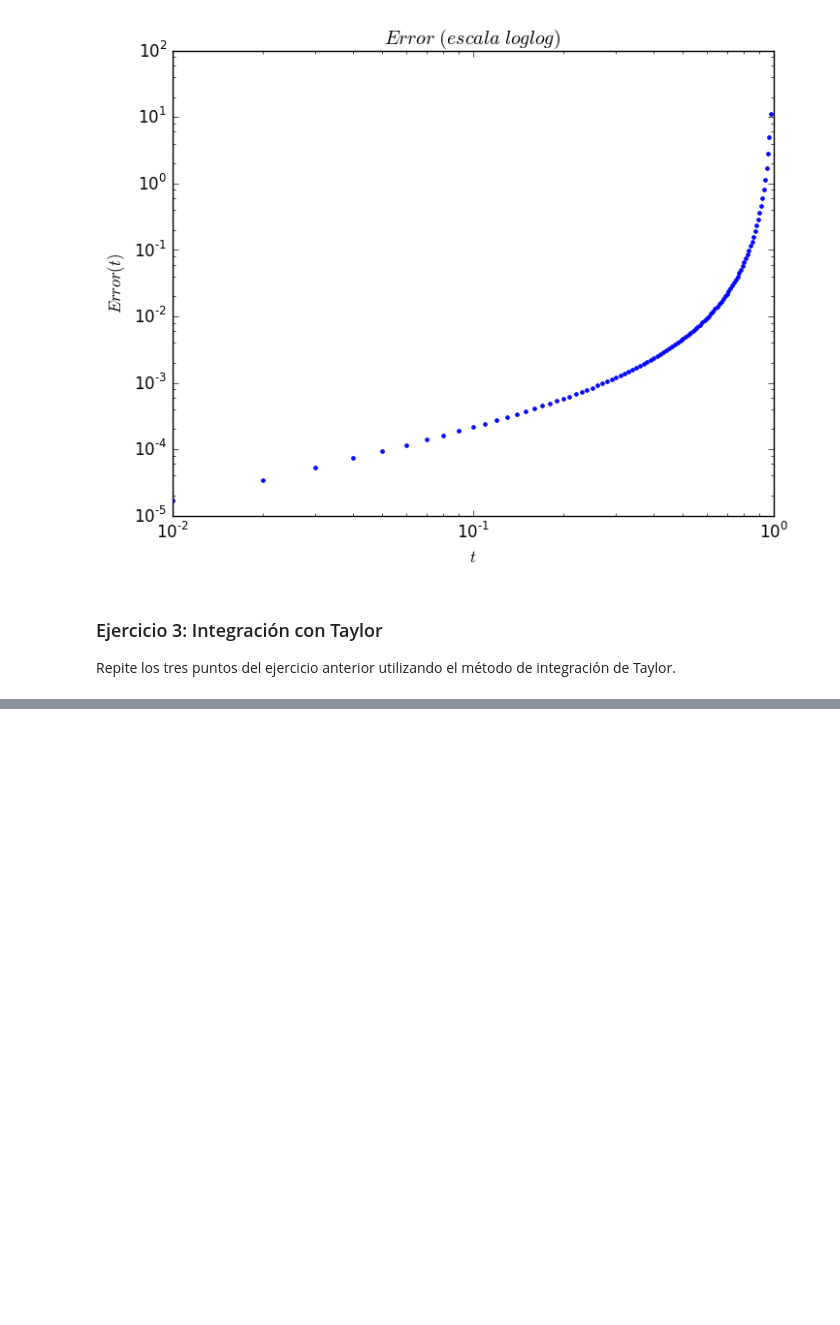
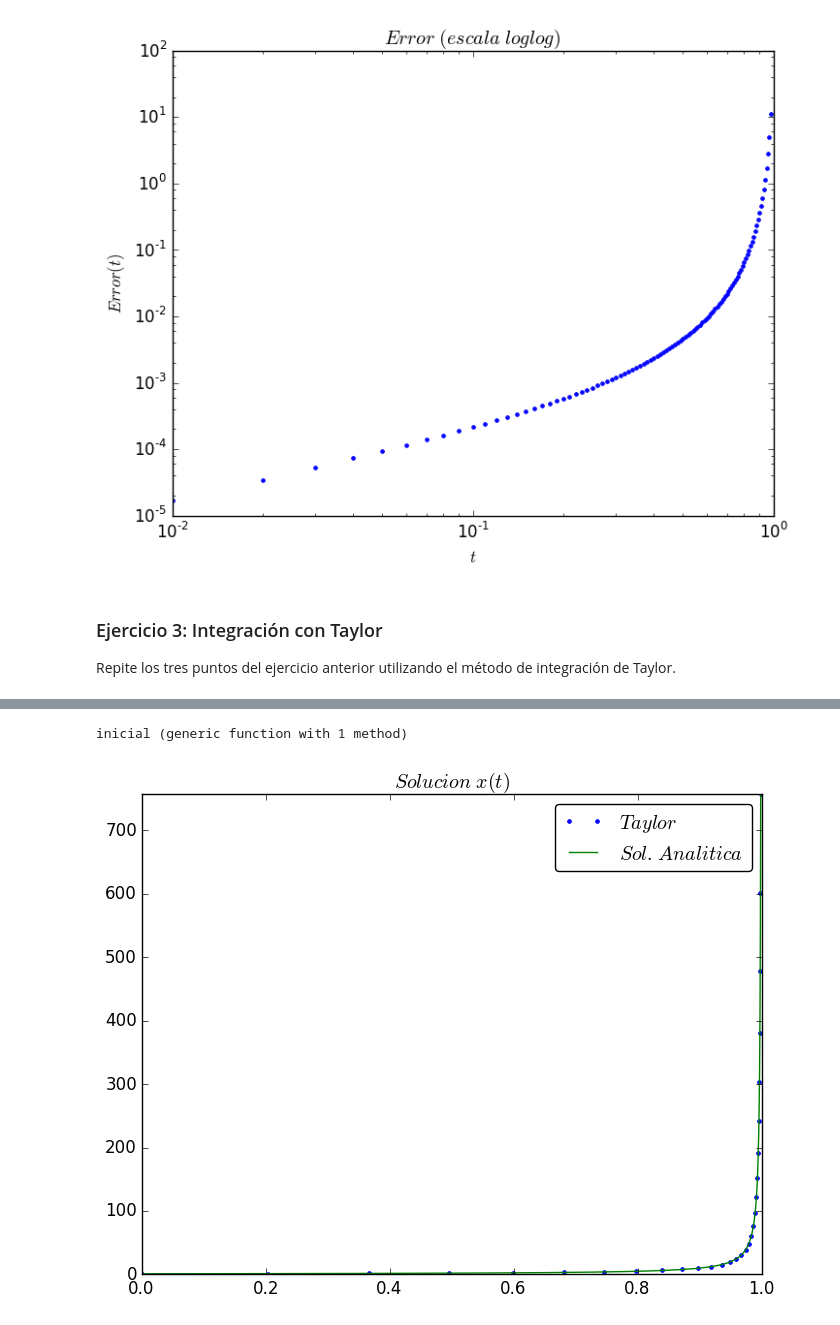
Before and after one commit to lbenet/2016-1_Temas_Selectos_Fisica_Computacional, a Jupyter notebook: tareas/Oscar_Hurtado/3-EjerciciosTaylor.ipynb, the cells around one changed output, grey strips where cells are left out. Drawn from its saved outputs; the diff is of its cells as text; code cells hidden in the pictures; blank space fills up the shorter version.

```diff
--- a/tareas/Oscar_Hurtado/3-EjerciciosTaylor.ipynb
+++ b/tareas/Oscar_Hurtado/3-EjerciciosTaylor.ipynb
@@ -117,0 +343,41 @@ Repite los tres puntos del ejercicio anterior utilizando el método de integraci
+# %%
+function inicial{T<:Number}(x::Taylor,t::T) #agarra a un taylor y cada una de sus componentes son los coeficientes
+    # del polinomio aproximado.Como primer argunento le damos un taylor y como segundo el punto en el cual quere-
+    #mos evaluar al poinomio construido.
+    suma=0
+    for i in 1:length(x.c)
+        suma=suma+x.c[i]*t^(i-1)
+    end
+    return suma
+end
+# %% [output]
+inicial (generic function with 1 method)
+# %%
+iter=30 #numero de iteraciones
+m=30 #orden al que queremos aproximar el Taylor
+ϵ=1e-20
+h=0
+x=Taylor(Taylor(1),m)
+t=zeros(iter)
+xsol=zeros(iter) #arreglo en donde vamos guardando los valores de la función x(t)
+for j in 1:iter-1
+    xsol[j]=inicial(x,h)
+    x=Taylor(xsol[j])
+    x=Taylor(x,m) #Aproximación inicial a x(t)
+    f1=x^2
+    for i in 2:m
+        x.c[i]=f1.c[i-1]/(i-1)
+        f1=x^2
+    end
+    h1=(ϵ/x.c[m-1])^(1/(m-1))
+    h2=(ϵ/x.c[m])^(1/m)
+    h=min(h1,h2)
+    t[j+1]=t[j]+h
+end
+xsol[iter]=inicial(x,h);
+# %%
+exacta(x)=-1/(x-1) #solución analítica
+s=10000 #creamos estos arreglos para graficar la solucion analítica
+tplot=linspace(0,t[iter],s)
+xplot=zeros(s)
+[xplot[i]=exacta(tplot[i]) for i in 1:s];
@@ -117,0 +389,8 @@ Repite los tres puntos del ejercicio anterior utilizando el método de integraci
+# %%
+plot(t,xsol,".",label=L"Taylor")
+plot(tplot,xplot,label=L"Sol. \ Analitica")
+title(L"Solucion \ x(t)")
+legend(loc="best",fancybox="True")
+axis([0,1,0,xsol[iter]]);
+# %% [output]
+[figure, added]
```
Also changed, not shown: parts of 21 cells of this notebook.
